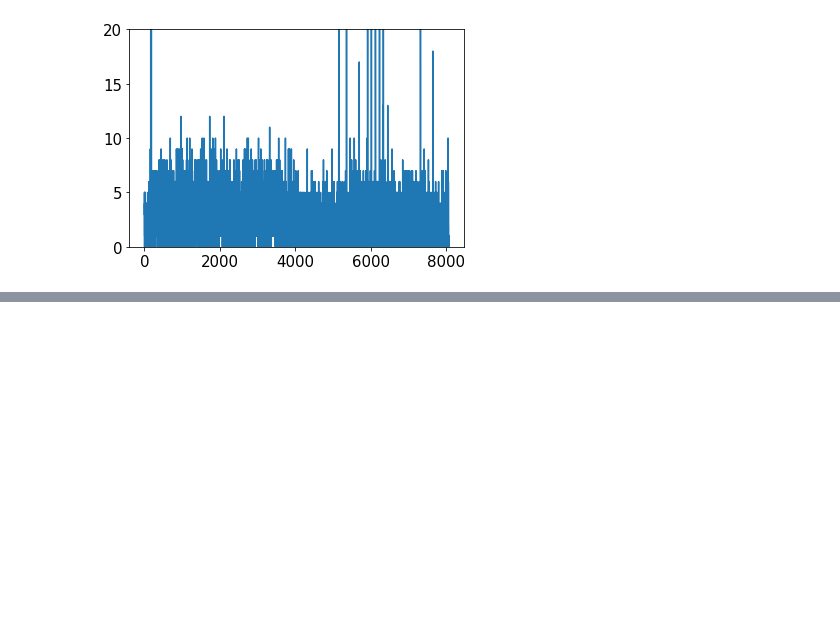
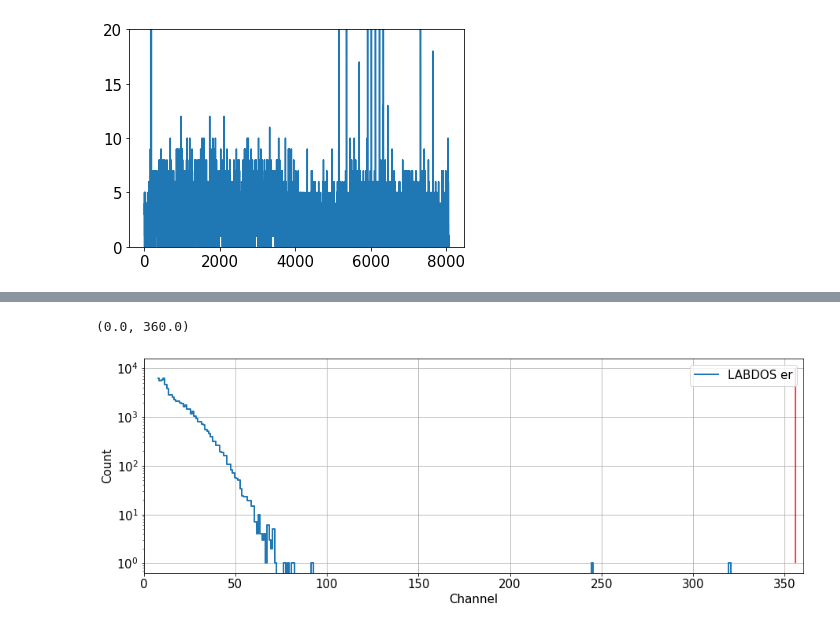
Before and after one commit to UniversalScientificTechnologies/LABDOS01, a Jupyter notebook: notebooks/data-parser.ipynb, the cells around one changed output, grey strips where cells are left out. Saved outputs shown, nothing was run; the diff lists cells and outputs as text; code cells hidden in the pictures; blank space fills up the shorter version.

```diff
--- a/notebooks/data-parser.ipynb
+++ b/notebooks/data-parser.ipynb
@@ -531,0 +564,17 @@ plt.ylim(0,20)
+# %%
+ener = df.iloc[:,FIRST_CHANNEL:500].sum()
+
+plt.figure(figsize=(15,5))
+matplotlib.rcParams.update({'font.size': 15})
+plt.yscale('log')
+
+plt.plot(ener, label='LABDOS '+sn3[-2:], lw=2, drawstyle='steps-mid')
+plt.legend()
+plt.xlabel('Channel')
+plt.ylabel('Count')
+plt.grid()
+plt.vlines(356,1,1e4, color='red')
+plt.xlim(0,360)
+# %% [output]
+(0.0, 360.0)
+[figure, added]
```
Also changed, not shown: parts of 5 cells of this notebook, 3 other files.
